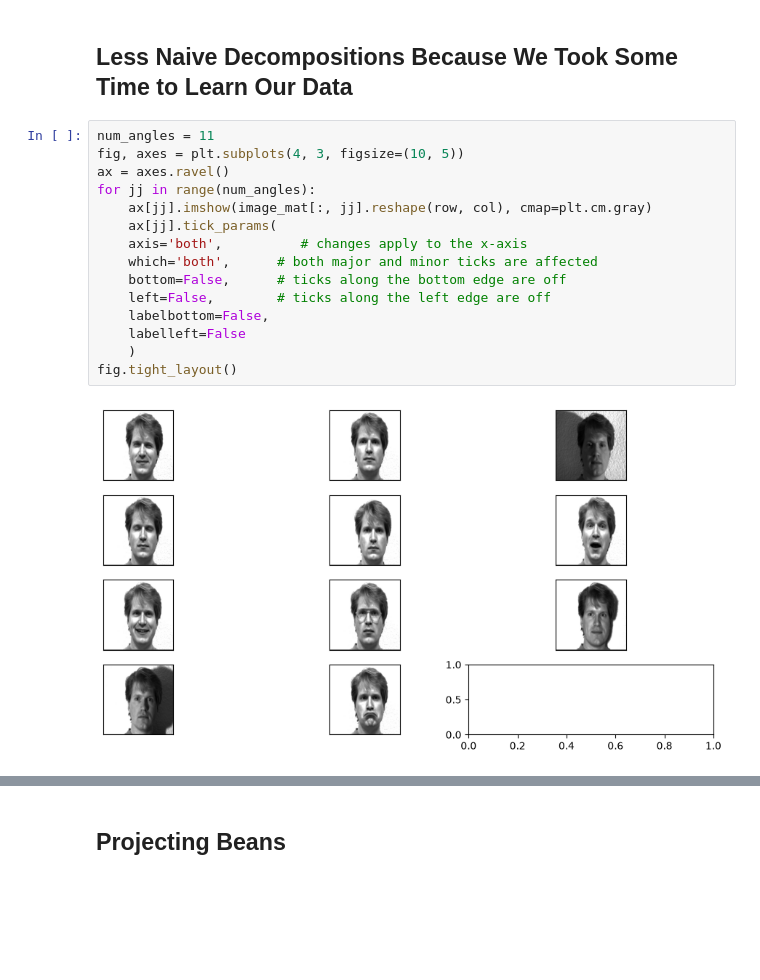
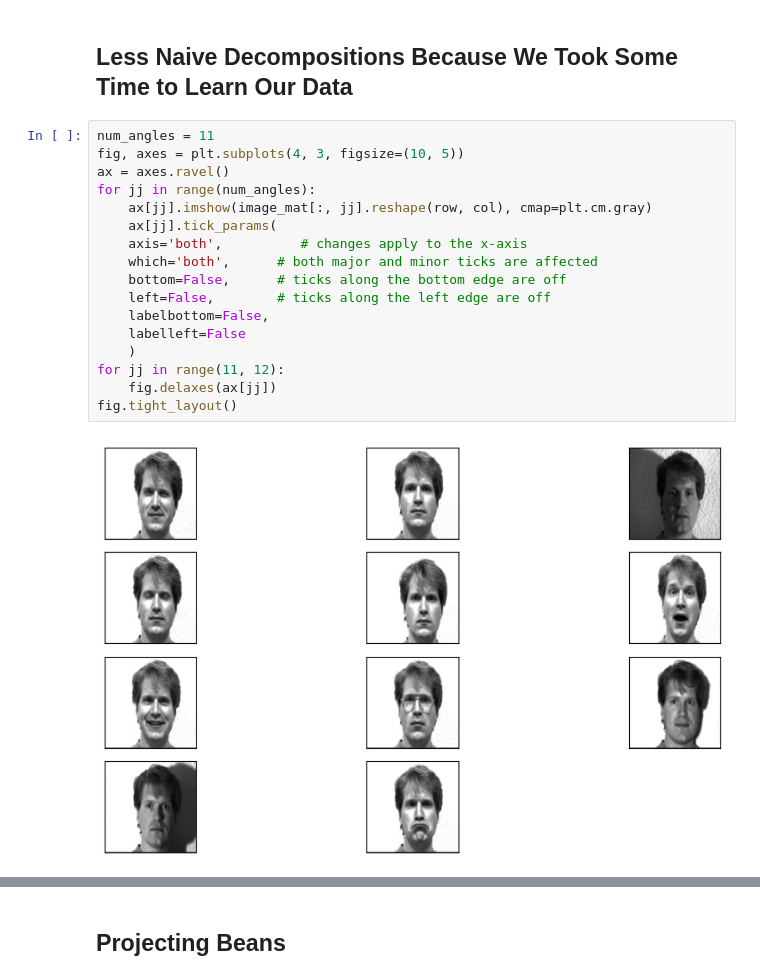
Before and after one commit to curtis-chris/Math_540_Fall_2026, a Jupyter notebook: Lecture_Notes_and_Code/Applications_of_the_SVD_and_Cluster_Analysis.ipynb, the cells around one changed output, grey strips where cells are left out. Saved outputs shown, nothing was run; the diff lists cells and outputs as text; blank space fills up the shorter version.

```diff
--- a/Lecture_Notes_and_Code/Applications_of_the_SVD_and_Cluster_Analysis.ipynb
+++ b/Lecture_Notes_and_Code/Applications_of_the_SVD_and_Cluster_Analysis.ipynb
@@ -81,20 +81,22 @@ image_comparison(test_true_mat, test_approx_mat)
 # %%
 num_angles = 11
 fig, axes = plt.subplots(4, 3, figsize=(10, 5))
 ax = axes.ravel()
 for jj in range(num_angles):
     ax[jj].imshow(image_mat[:, jj].reshape(row, col), cmap=plt.cm.gray)
     ax[jj].tick_params(
     axis='both',          # changes apply to the x-axis
     which='both',      # both major and minor ticks are affected
     bottom=False,      # ticks along the bottom edge are off
     left=False,        # ticks along the left edge are off
     labelbottom=False,
     labelleft=False
     )
+for jj in range(11, 12):
+    fig.delaxes(ax[jj])
 fig.tight_layout()
 # %% [output]
-[figure, old version]
+[figure, new version]
 # %%
 percentage_training = .8
 mode_selection_threshhold = 2.
```
Also changed, not shown: parts of 6 cells of this notebook, 1 other file.
